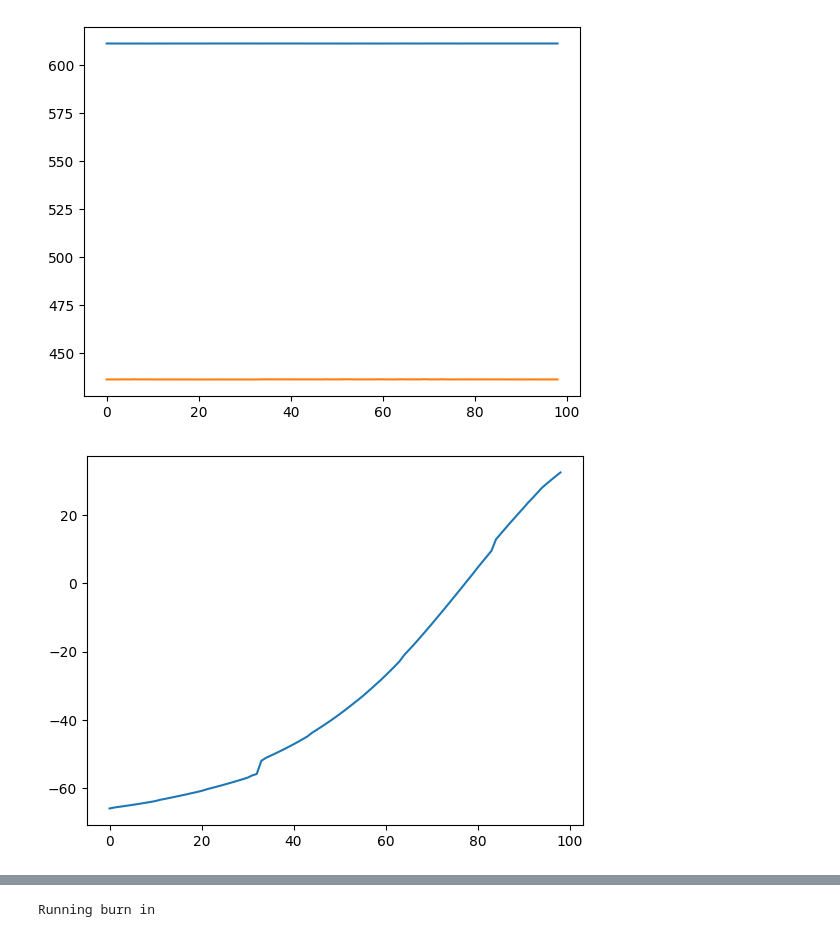
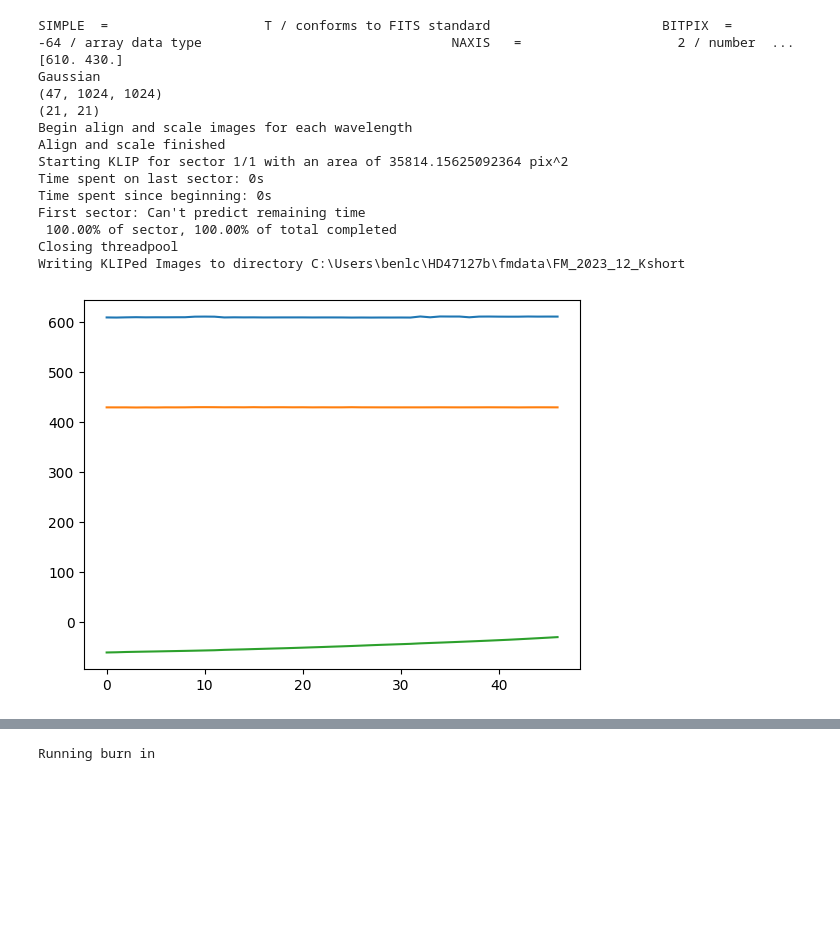
Before and after one commit to benlchang/HD47127-b-ADI, a Jupyter notebook: HD47127_ADI.ipynb, the cells around one changed output, grey strips where cells are left out. Saved outputs shown, nothing was run; the diff lists cells and outputs as text; code cells hidden in the pictures; blank space fills up the shorter version.

Commit message:
6/5 - FM Kshort troubleshooting

```diff
--- a/HD47127_ADI.ipynb
+++ b/HD47127_ADI.ipynb
@@ -67,7 +67,7 @@ def ADI_getImages(flist, xdim, ydim):
         head = fits.getheader(flist[i],ext=0)
         #find centers
         if i == 0:
-            ctrs[i][0], ctrs[i][1] = 612.6, 434.4         #12_2023_H: 612, 435.7
+            ctrs[i][0], ctrs[i][1] = 610, 430         #12_2023_H: 612, 435.7
                                                       #12_2023_CH4s: 598.5, 454
                                                       #12_2023_CH4l: 598.9, 454.2
                                                       #12_2023_J: 612, 436.3
@@ -75,7 +75,7 @@ def ADI_getImages(flist, xdim, ydim):
                                                       #02_2023_H: 612.8, 433.9
                                                       #04_2021_CH4s: 600, 453
 
-            fits.writeto('rawIMG.fits', rawcube[0,:,:], overwrite=True)
+            print(head)
         else:
             shifts, error, diffphase, = phase_cross_correlation(rawcube[0,:,:],rawcube[i,:,:],
                                                     upsample_factor=100,
@@ -85,7 +85,15 @@ def ADI_getImages(flist, xdim, ydim):
 
         parangs[i] = head['PARANG']
 
-    fits.writeto('medIMG.fits', np.nanmedian(rawcube, axis=0), overwrite=True)
+    ydat, xdat = np.indices(rawcube[0].shape)
+    distance_from_center = np.sqrt((xdat - ctrs[0][0])**2 + (ydat-ctrs[0][1])**2)
+    medcube = np.nanmedian(rawcube, axis=0)
+    medcube[np.where(distance_from_center <= 3)] = np.nan
+
+    tempCube = rawcube[0,:,:]
+    tempCube[np.where(distance_from_center <= 3)] = np.nan
+    fits.writeto('rawIMG.fits', tempCube, overwrite=True)
+    fits.writeto('medIMG.fits', medcube, overwrite=True)
     plt.plot(ctrs)
     plt.plot(parangs)
     return rawcube, ctrs, parangs
@@ -151,17 +159,39 @@ def cADI_NIRC2(flist):
 
     return SNR_map, med_derot, ctrs[0]
 
+
 #ADI
-
 def ADI_NIRC2(flist):
     rawcube, ctrs, parangs = ADI_getImages(flist, 1024, 1024)
 
     dataset = GenericData(rawcube, ctrs, IWA=6, parangs=parangs)
-    sub_imgs = parallelized.klip_dataset(dataset, outputdir='../klipdata/2023_12_H',
+    sub_imgs = parallelized.klip_dataset(dataset, outputdir='../klipdata/2023_12_K',
                                         annuli=9,subsections=4,numbasis=[1,20,50,100],maxnumbasis=150,mode="ADI",
                                         movement=1)
     return sub_imgs, ctrs[0]
 
+
+#fake planet injection for contrast calibration
+def injectFakePlanets(flist, stellar_flux):
+    datacube, ctrs, parangs = ADI_getImages(flist, 1024, 1024)
+    dataset = GenericData(datacube, ctrs, IWA=6  , parangs=parangs)
+
+    input_planet_fluxes = [1e-6, 2e-7, 4e-8, 8e-9]
+    seps = [100, 200, 300, 400]
+    fwhm = 2.5
+
+    for input_planet_flux, sep in zip(input_planet_fluxes, seps):
+        injected_flux = input_planet_flux * stellar_flux
+        for pa in [0, 90, 180, 270]:
+            fakes.inject_planet(dataset.input, dataset.centers, injected_flux, dataset.wcs, sep, pa, fwhm=fwhm)
+
+    parallelized.klip_dataset(dataset, outputdir='../klipdata/2023_12_H', fileprefix='fakes',
+                              annuli=9, subsections=4, numbasis=[1,20,50,100], calibrate_flux=True,
+                              mode='ADI')
+    return input_planet_fluxes, seps, dataset.wcs
+
+
+#gaussian model generator for FM planet PSF
 def makeGaussian(size, amplitude = 1, fwhm = 3, center=None):
     #from andrewgiessel on github
 
@@ -176,15 +206,18 @@ def makeGaussian(size, amplitude = 1, fwhm = 3, center=None):
 
     return amplitude * np.exp(-4*np.log(2) * ((x-x0)**2 + (y-y0)**2) / fwhm**2)
 
+
 #Forward-Modeling
 def forwardmodel(flist, psflist=None, gaussian=None):
     datacube, ctrs, parangs = ADI_getImages(flist, 1024, 1024)
     dataset = GenericData(datacube, ctrs, IWA=6  , parangs=parangs)
 
+    print(ctrs[0])
+
     numbasis = np.array([1, 20, 50, 100])
-    guesssep = 189.1
-    #guesspa = 8.1
-    guesspa = 8.6 #for 2023_12_Kshort
+    guesssep = 190
+    guesspa = 7.8
+    #guesspa = 8.6 #for 2023_12_Kshort
     #guesspa = 7.3        #for 2023_02_H
     guessflux = 1.0
 
@@ -210,37 +243,52 @@ def forwardmodel(flist, psflist=None, gaussian=None):
 
     outputdir = "../fmdata/FM_2023_12_Kshort"
 
     """   ___CHANGE THIS___   """
 
     prefix = "hd47127-12-2023-Kshort"
     annulus_bounds = [[guesssep-15, guesssep+15]]
     subsections = 1
     padding = 0
     movement = 4
 
     fm.klip_dataset(dataset, fm_class, outputdir=outputdir, fileprefix=prefix, numbasis=numbasis,
                 annuli=annulus_bounds, subsections=subsections, padding=padding, movement=movement)
 
 #   ___CHANGE THIS___   """
 
-datadir = '../rawdata/2023_12_H/'
+#datadir = '../rawdata/2023_12_H/'
 #datadir = '../rawdata/2023_12_J/'
 #datadir = '../rawdata/2023_02_H/'
 #datadir = '../rawdata/2023_12_CH4long/'
 #datadir = '../rawdata/2023_12_CH4short/'
-#datadir = '../rawdata/2023_12_Kshort/'
+datadir = '../rawdata/2023_12_Kshort/'
 #datadir = '../rawdata/DEWARPED_2021_04_CH4short/'
 flist = sorted(glob.glob(datadir + '*.fits'))
 #psflist = sorted(glob.glob(psfdir + '*.fits'))
-gaussian = makeGaussian(size=120, amplitude=30, fwhm=6)
+gaussian = makeGaussian(size=120, amplitude=30, fwhm=4)
 
 #flist_adi, cen = ADI_NIRC2(flist)
 #diskForwardmodel(flist, psflist)
 #forwardmodel(flist, psflist)
+#ADI_getImages(flist, 1024, 1024)
 #ADI_NIRC2(flist)
-cADI_NIRC2(flist)
-#forwardmodel(flist, gaussian=gaussian)
+#cADI_NIRC2(flist)
+forwardmodel(flist, gaussian=gaussian)
 #flist_adi, cen = ADI_NIRC2(flist)
+#input_planet_fluxes, seps, wcs = injectFakePlanets(flist, 179300000)
 # %% [output]
+SIMPLE  =                    T / conforms to FITS standard                      BITPIX  =                  -64 / array data type                                NAXIS   =                    2 / number  ...
+[610. 430.]
+Gaussian
+(47, 1024, 1024)
+(21, 21)
+Begin align and scale images for each wavelength
+Align and scale finished
+Starting KLIP for sector 1/1 with an area of 35814.15625092364 pix^2
+Time spent on last sector: 0s
+Time spent since beginning: 0s
+First sector: Can't predict remaining time
+ 100.00% of sector, 100.00% of total completed
+Closing threadpool
+Writing KLIPed Images to directory C:\Users\benlc\HD47127b\fmdata\FM_2023_12_Kshort
-[figure, old version]
+[figure, new version]
-[figure, removed]
```
Also changed, not shown: parts of 5 cells of this notebook.
